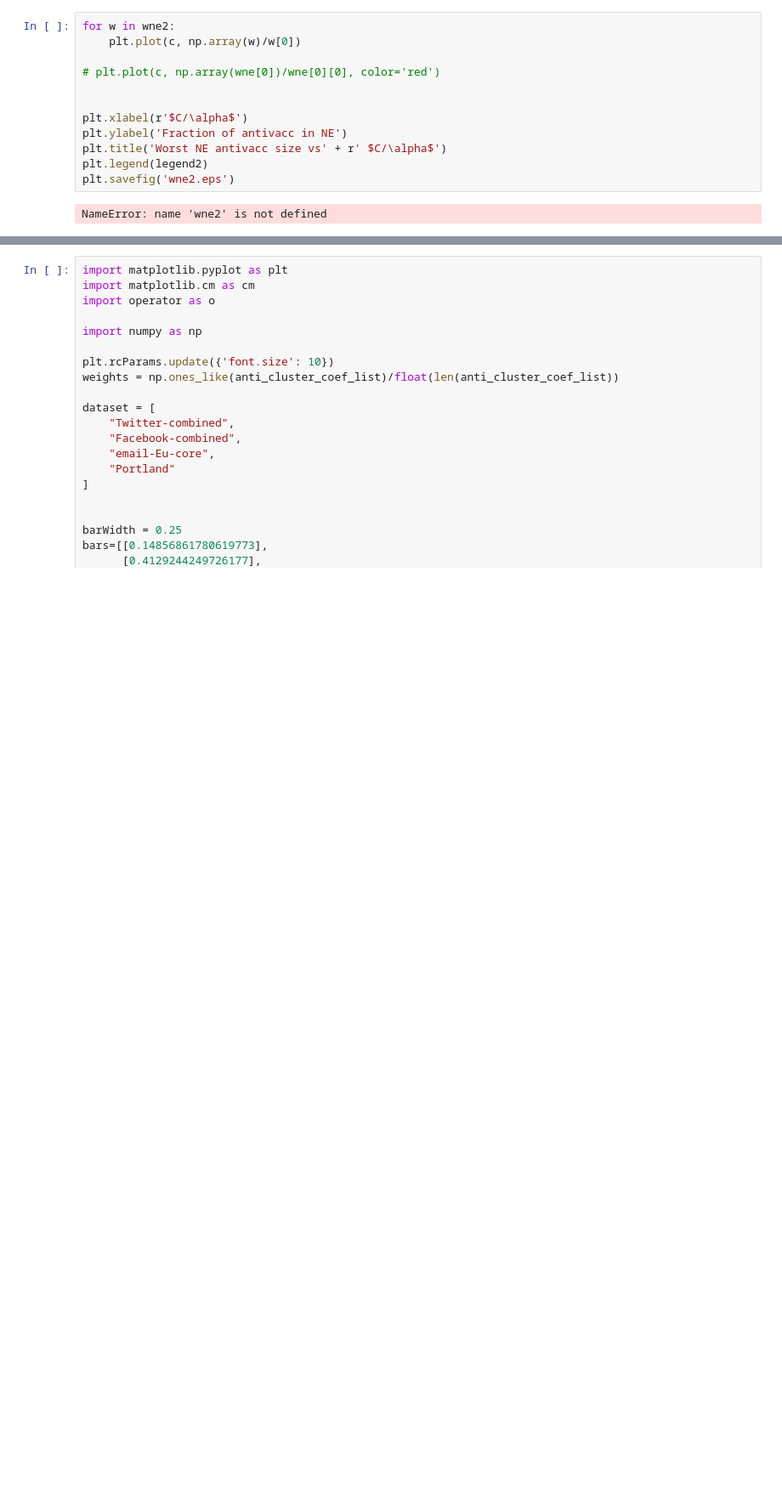
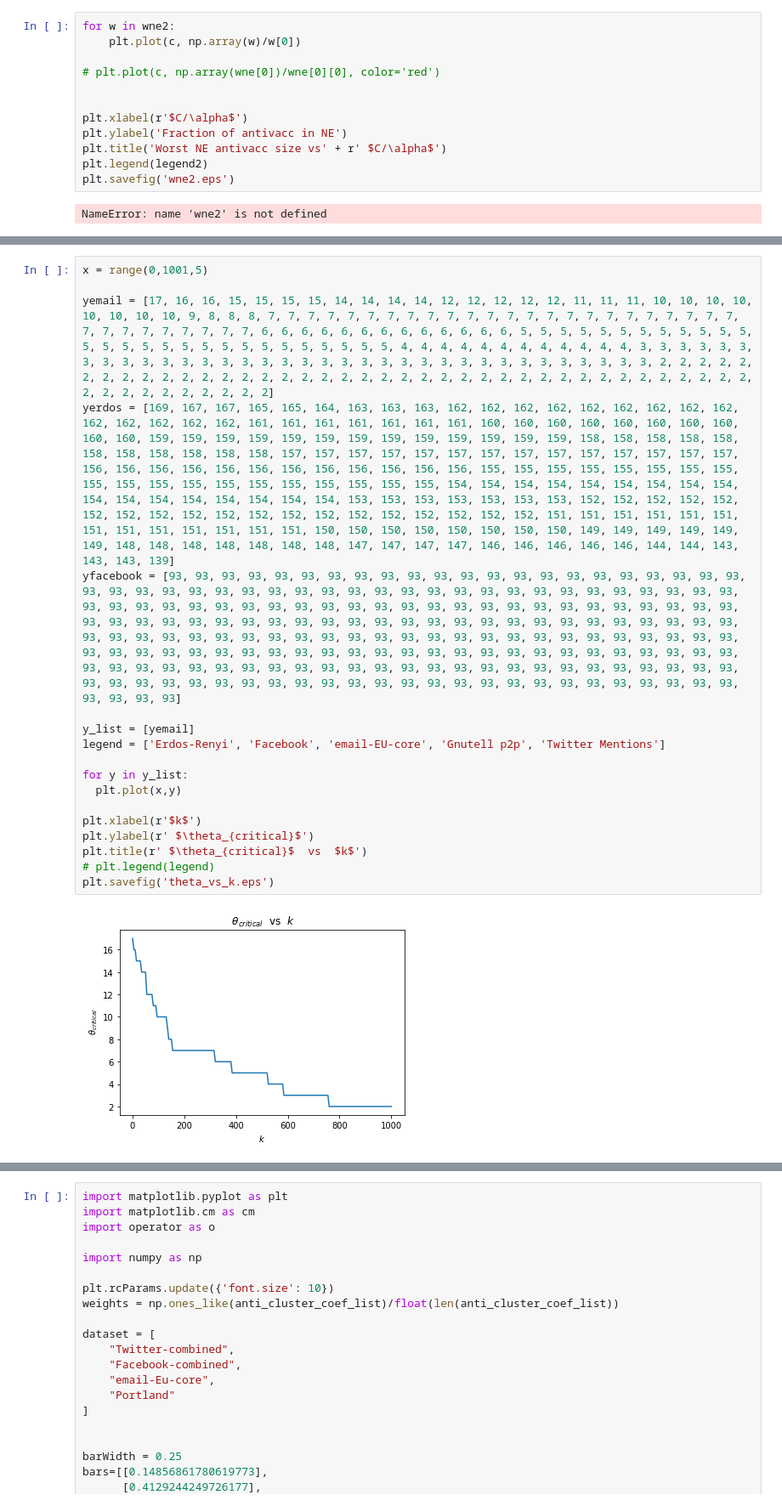
Before and after one commit to ahsantarique/Antivaccine-Sentiment, a Jupyter notebook: Src/threshold_diffusion.ipynb, the cells around one changed output, grey strips where cells are left out. Shown: that part at 85% size. Saved outputs shown, nothing was run; the diff lists cells and outputs as text; blank space fills up the shorter version.

```diff
--- a/Src/threshold_diffusion.ipynb
+++ b/Src/threshold_diffusion.ipynb
@@ -253,2 +385,22 @@ The PostScript backend does not support transparency; partially transparent arti
+# %%
+x = range(0,1001,5)
+
+yemail = [17, 16, 16, 15, 15, 15, 15, 14, 14, 14, 14, 12, 12, 12, 12, 12, 11, 11, 11, 10, 10, 10, 10, 10, 10, 10, 10, 9, 8, 8, 8, 7, 7, 7, 7, 7, 7, 7, 7, 7, 7, 7, 7, 7, 7, 7, 7, 7, 7, 7, 7, 7, 7, 7, 7, 7, 7, 7, 7, 7, 7, 7, 7, 7, 6, 6, 6, 6, 6, 6, 6, 6, 6, 6, 6, 6, 6, 5, 5, 5, 5, 5, 5, 5, 5, 5, 5, 5, 5, 5, 5, 5, 5, 5, 5, 5, 5, 5, 5, 5, 5, 5, 5, 5, 5, 4, 4, 4, 4, 4, 4, 4, 4, 4, 4, 4, 4, 3, 3, 3, 3, 3, 3, 3, 3, 3, 3, 3, 3, 3, 3, 3, 3, 3, 3, 3, 3, 3, 3, 3, 3, 3, 3, 3, 3, 3, 3, 3, 3, 3, 3, 3, 2, 2, 2, 2, 2, 2, 2, 2, 2, 2, 2, 2, 2, 2, 2, 2, 2, 2, 2, 2, 2, 2, 2, 2, 2, 2, 2, 2, 2, 2, 2, 2, 2, 2, 2, 2, 2, 2, 2, 2, 2, 2, 2, 2, 2, 2, 2, 2, 2]
+yerdos = [169, 167, 167, 165, 165, 164, 163, 163, 163, 162, 162, 162, 162, 162, 162, 162, 162, 162, 162, 162, 162, 162, 162, 161, 161, 161, 161, 161, 161, 161, 160, 160, 160, 160, 160, 160, 160, 160, 160, 160, 159, 159, 159, 159, 159, 159, 159, 159, 159, 159, 159, 159, 159, 158, 158, 158, 158, 158, 158, 158, 158, 158, 158, 158, 157, 157, 157, 157, 157, 157, 157, 157, 157, 157, 157, 157, 157, 157, 156, 156, 156, 156, 156, 156, 156, 156, 156, 156, 156, 156, 155, 155, 155, 155, 155, 155, 155, 155, 155, 155, 155, 155, 155, 155, 155, 155, 155, 155, 155, 154, 154, 154, 154, 154, 154, 154, 154, 154, 154, 154, 154, 154, 154, 154, 154, 154, 153, 153, 153, 153, 153, 153, 153, 152, 152, 152, 152, 152, 152, 152, 152, 152, 152, 152, 152, 152, 152, 152, 152, 152, 152, 152, 151, 151, 151, 151, 151, 151, 151, 151, 151, 151, 151, 151, 151, 150, 150, 150, 150, 150, 150, 150, 150, 149, 149, 149, 149, 149, 149, 148, 148, 148, 148, 148, 148, 148, 147, 147, 147, 147, 146, 146, 146, 146, 146, 144, 144, 143, 143, 143, 139]
+yfacebook = [93, 93, 93, 93, 93, 93, 93, 93, 93, 93, 93, 93, 93, 93, 93, 93, 93, 93, 93, 93, 93, 93, 93, 93, 93, 93, 93, 93, 93, 93, 93, 93, 93, 93, 93, 93, 93, 93, 93, 93, 93, 93, 93, 93, 93, 93, 93, 93, 93, 93, 93, 93, 93, 93, 93, 93, 93, 93, 93, 93, 93, 93, 93, 93, 93, 93, 93, 93, 93, 93, 93, 93, 93, 93, 93, 93, 93, 93, 93, 93, 93, 93, 93, 93, 93, 93, 93, 93, 93, 93, 93, 93, 93, 93, 93, 93, 93, 93, 93, 93, 93, 93, 93, 93, 93, 93, 93, 93, 93, 93, 93, 93, 93, 93, 93, 93, 93, 93, 93, 93, 93, 93, 93, 93, 93, 93, 93, 93, 93, 93, 93, 93, 93, 93, 93, 93, 93, 93, 93, 93, 93, 93, 93, 93, 93, 93, 93, 93, 93, 93, 93, 93, 93, 93, 93, 93, 93, 93, 93, 93, 93, 93, 93, 93, 93, 93, 93, 93, 93, 93, 93, 93, 93, 93, 93, 93, 93, 93, 93, 93, 93, 93, 93, 93, 93, 93, 93, 93, 93, 93, 93, 93, 93, 93, 93, 93, 93, 93, 93, 93, 93]
+
+y_list = [yemail]
+legend = ['Erdos-Renyi', 'Facebook', 'email-EU-core', 'Gnutell p2p', 'Twitter Mentions']
+
+for y in y_list:
+  plt.plot(x,y)
+
+plt.xlabel(r'$k$')
+plt.ylabel(r' $\theta_{critical}$')
+plt.title(r' $\theta_{critical}$  vs  $k$')
+# plt.legend(legend)
+plt.savefig('theta_vs_k.eps')
+# %% [output]
+[figure, added]
 # %%
 len(c), len(wd[10])
```
Also changed, not shown: parts of 12 cells of this notebook, 16 other files.
